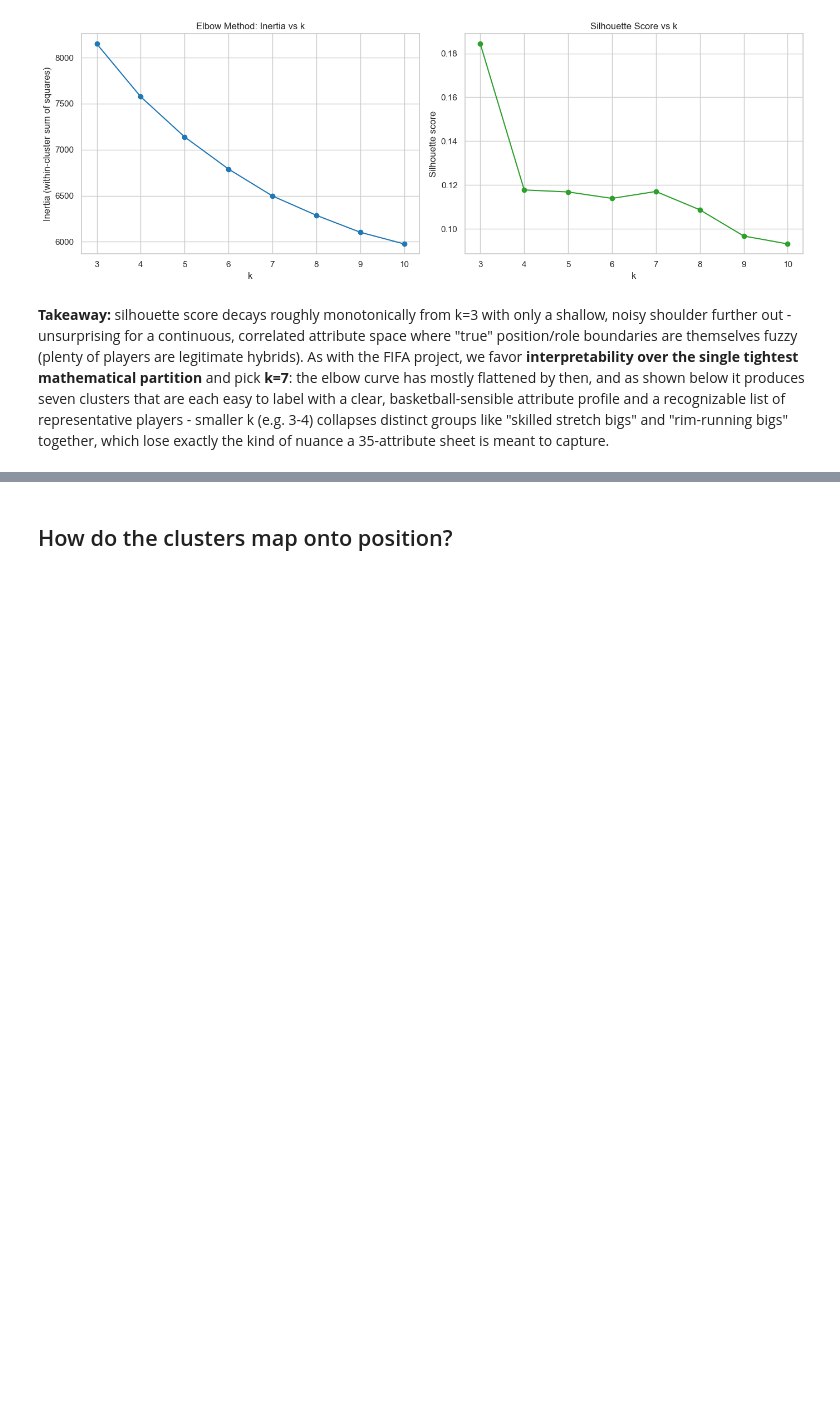
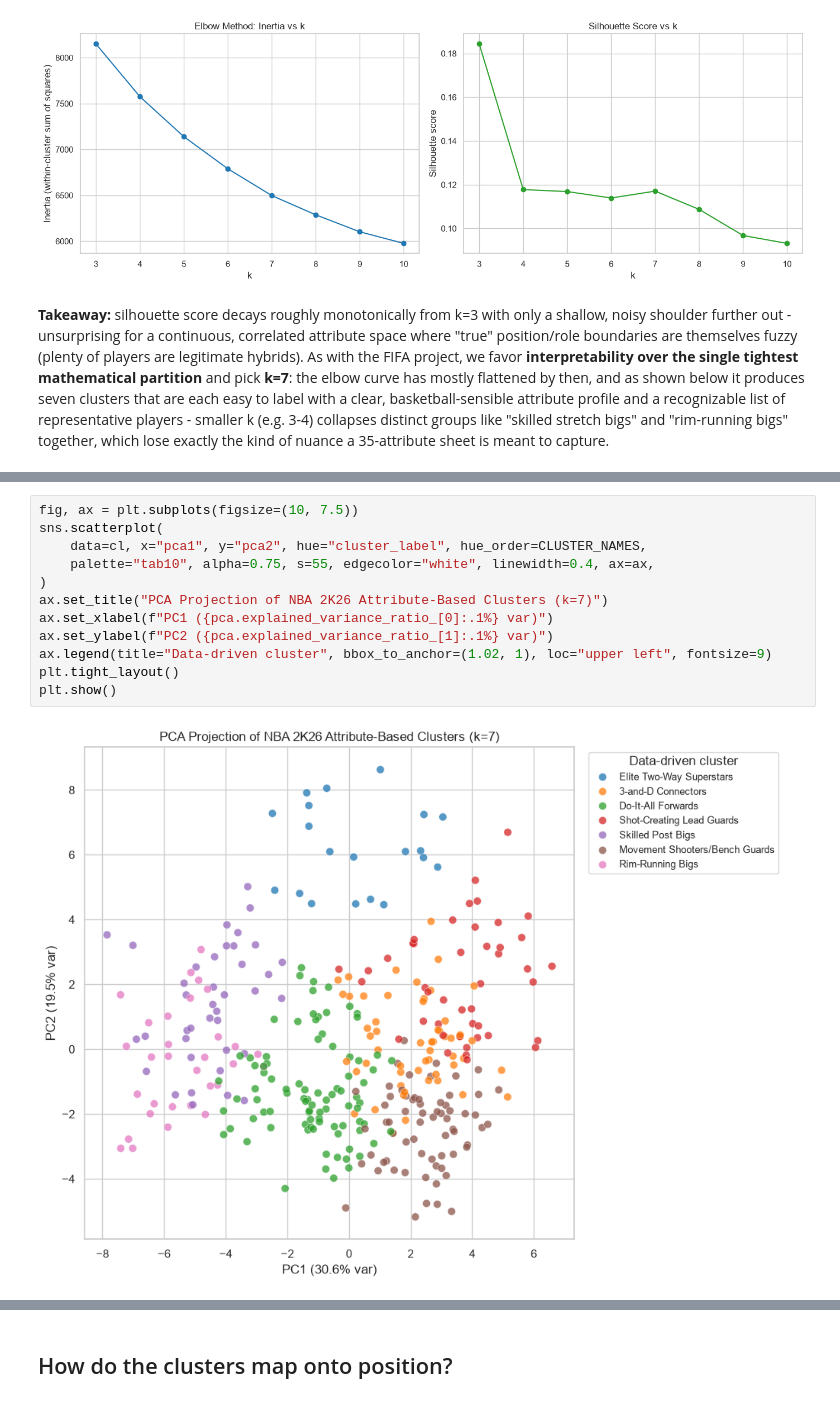
Before and after one commit to thompgt/nba2k26-analysis, a Jupyter notebook: notebooks/03_archetypes_and_clustering.ipynb, the cells around one changed output, grey strips where cells are left out. Cells and saved outputs as stored; diff of their text form; blank space fills up the shorter version.

```diff
--- a/notebooks/03_archetypes_and_clustering.ipynb
+++ b/notebooks/03_archetypes_and_clustering.ipynb
@@ -273,0 +303,14 @@ regardless of role" cluster rather than a positional one, echoing the FIFA proje
+# %%
+fig, ax = plt.subplots(figsize=(10, 7.5))
+sns.scatterplot(
+    data=cl, x="pca1", y="pca2", hue="cluster_label", hue_order=CLUSTER_NAMES,
+    palette="tab10", alpha=0.75, s=55, edgecolor="white", linewidth=0.4, ax=ax,
+)
+ax.set_title("PCA Projection of NBA 2K26 Attribute-Based Clusters (k=7)")
+ax.set_xlabel(f"PC1 ({pca.explained_variance_ratio_[0]:.1%} var)")
+ax.set_ylabel(f"PC2 ({pca.explained_variance_ratio_[1]:.1%} var)")
+ax.legend(title="Data-driven cluster", bbox_to_anchor=(1.02, 1), loc="upper left", fontsize=9)
+plt.tight_layout()
+plt.show()
+# %% [output]
+[figure, added]
```
Also changed, not shown: parts of 18 cells of this notebook.
